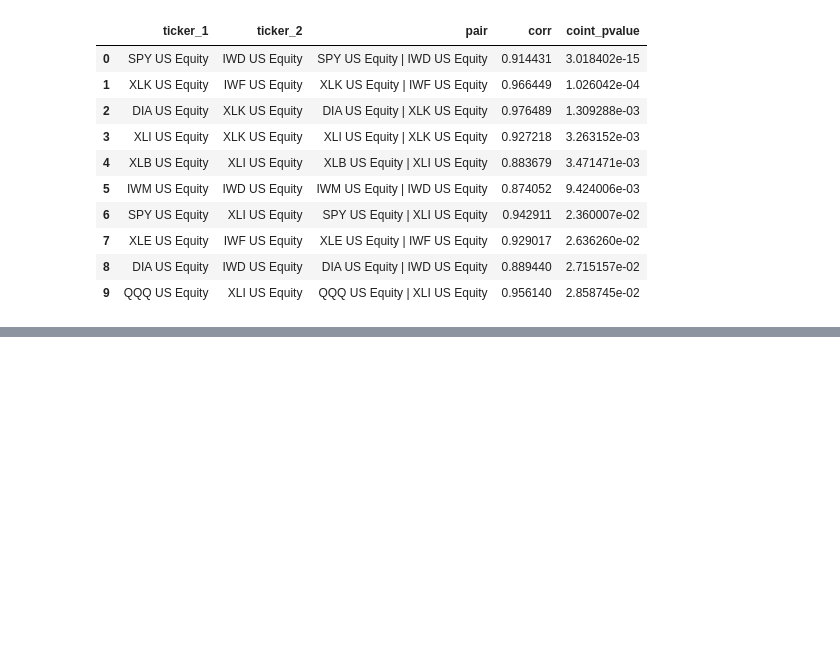
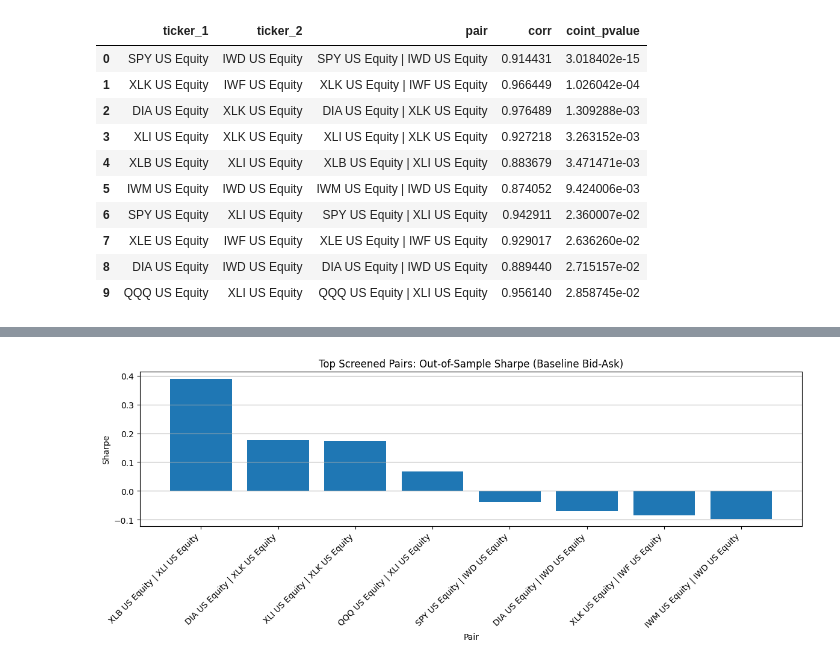
Before and after one commit to jen-dan/pairs-trading, a Jupyter notebook: notebooks/01_data_cleaning.ipynb, the cells around one changed output, grey strips where cells are left out. Cells and saved outputs as stored; diff of their text form; code cells hidden in the pictures; blank space fills up the shorter version.

```diff
--- a/notebooks/01_data_cleaning.ipynb
+++ b/notebooks/01_data_cleaning.ipynb
@@ -1443,0 +1615,14 @@ candidate_pairs
+# %%
+plot_df = pair_panel_summary.dropna(subset=["sharpe"]).head(8).copy()
+
+plt.figure(figsize=(12, 5))
+plt.bar(plot_df["pair"], plot_df["sharpe"])
+plt.title("Top Screened Pairs: Out-of-Sample Sharpe (Baseline Bid-Ask)")
+plt.xlabel("Pair")
+plt.ylabel("Sharpe")
+plt.xticks(rotation=45, ha="right")
+plt.grid(True, axis="y")
+plt.tight_layout()
+plt.show()
+# %% [output]
+[figure, added]
```
Also changed, not shown: parts of 8 cells of this notebook.
